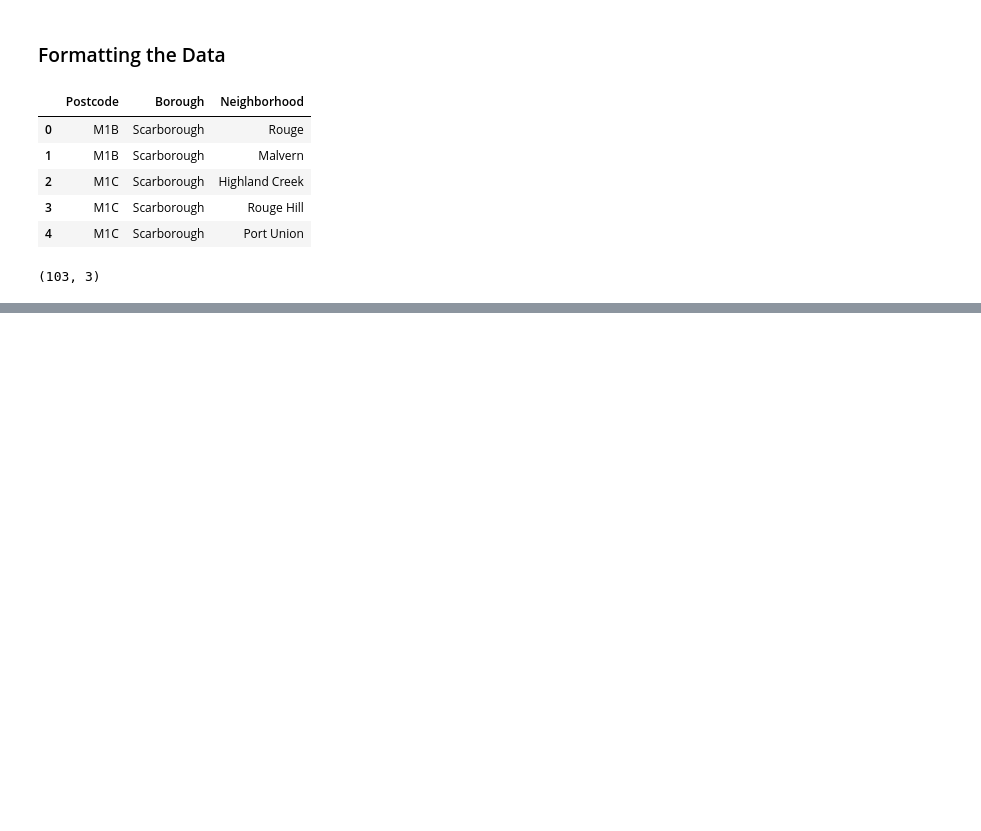
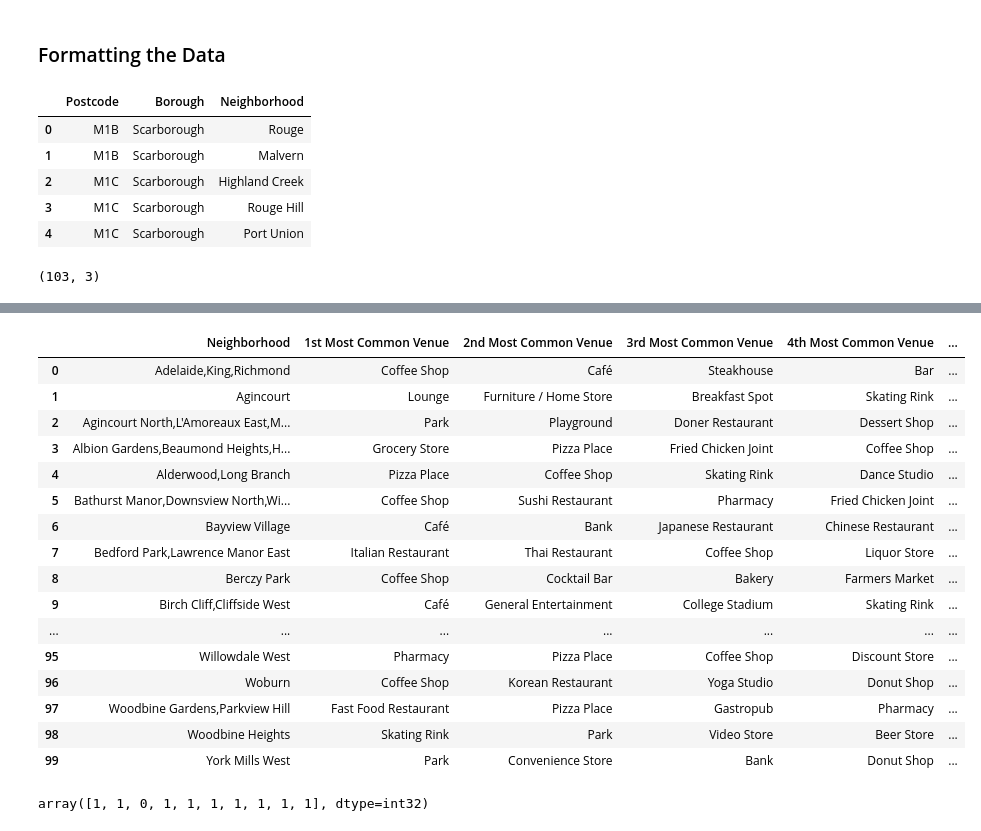
Before and after one commit to sarikard/Coursera-Capstone, a Jupyter notebook: IBM Capstone Project Week 3.ipynb, the cells around one changed output, grey strips where cells are left out. Cells and saved outputs as stored; diff of their text form; code cells hidden in the pictures; blank space fills up the shorter version.

Commit message:
Published from Watson Studio.

```diff
--- a/IBM Capstone Project Week 3.ipynb
+++ b/IBM Capstone Project Week 3.ipynb
@@ -124,0 +485,3 @@ df2.shape
+# %%
+toronto_grouped = toronto_POI.groupby('Neighborhood').mean().reset_index()
+toronto_grouped.shape
@@ -124,0 +490,14 @@ df2.shape
+# %%
+##Run code to determine the top five categories in eveyr neighborhood.
+
+num_top_venues = 5
+
+for hood in toronto_grouped['Neighborhood']:
+    print("----"+hood+"----")
+    temp = toronto_grouped[toronto_grouped['Neighborhood'] == hood].T.reset_index()
+    temp.columns = ['venue','freq']
+    temp = temp.iloc[1:]
+    temp['freq'] = temp['freq'].astype(float)
+    temp = temp.round({'freq': 2})
+    print(temp.sort_values('freq', ascending=False).reset_index(drop=True).head(num_top_venues))
+    print('\n')
@@ -124,0 +522,62 @@ df2.shape
+# %%
+##Rank the neighborhood by the top five POIs (Points of Interest)
+def return_most_common_venues(row, num_top_venues):
+    row_categories = row.iloc[1:]
+    row_categories_sorted = row_categories.sort_values(ascending=False)
+
+    return row_categories_sorted.index.values[0:num_top_venues]
+# %%
+num_top_venues = 5
+
+indicators = ['st', 'nd', 'rd']
+
+# create columns according to number of top venues
+columns = ['Neighborhood']
+for ind in np.arange(num_top_venues):
+    try:
+        columns.append('{}{} Most Common Venue'.format(ind+1, indicators[ind]))
+    except:
+        columns.append('{}th Most Common Venue'.format(ind+1))
+
+# create a new dataframe
+neighborhoods_venues_sorted = pd.DataFrame(columns=columns)
+neighborhoods_venues_sorted['Neighborhood'] = toronto_grouped['Neighborhood']
+
+for ind in np.arange(toronto_grouped.shape[0]):
+    neighborhoods_venues_sorted.iloc[ind, 1:] = return_most_common_venues(toronto_grouped.iloc[ind, :], num_top_venues)
+
+neighborhoods_venues_sorted
+# %% [output]
+|  | Neighborhood | 1st Most Common Venue | 2nd Most Common Venue | 3rd Most Common Venue | 4th Most Common Venue | ... |
+| 0 | Adelaide,King,Richmond | Coffee Shop | Café | Steakhouse | Bar | ... |
+| 1 | Agincourt | Lounge | Furniture / Home Store | Breakfast Spot | Skating Rink | ... |
+| 2 | Agincourt North,L'Amoreaux East,M... | Park | Playground | Doner Restaurant | Dessert Shop | ... |
+| 3 | Albion Gardens,Beaumond Heights,H... | Grocery Store | Pizza Place | Fried Chicken Joint | Coffee Shop | ... |
+| 4 | Alderwood,Long Branch | Pizza Place | Coffee Shop | Skating Rink | Dance Studio | ... |
+| 5 | Bathurst Manor,Downsview North,Wi... | Coffee Shop | Sushi Restaurant | Pharmacy | Fried Chicken Joint | ... |
+| 6 | Bayview Village | Café | Bank | Japanese Restaurant | Chinese Restaurant | ... |
+| 7 | Bedford Park,Lawrence Manor East | Italian Restaurant | Thai Restaurant | Coffee Shop | Liquor Store | ... |
+| 8 | Berczy Park | Coffee Shop | Cocktail Bar | Bakery | Farmers Market | ... |
+| 9 | Birch Cliff,Cliffside West | Café | General Entertainment | College Stadium | Skating Rink | ... |
+| ... | ... | ... | ... | ... | ... | ... |
+| 95 | Willowdale West | Pharmacy | Pizza Place | Coffee Shop | Discount Store | ... |
+| 96 | Woburn | Coffee Shop | Korean Restaurant | Yoga Studio | Donut Shop | ... |
+| 97 | Woodbine Gardens,Parkview Hill | Fast Food Restaurant | Pizza Place | Gastropub | Pharmacy | ... |
+| 98 | Woodbine Heights | Skating Rink | Park | Video Store | Beer Store | ... |
+| 99 | York Mills West | Park | Convenience Store | Bank | Donut Shop | ... |
+# %%
+## Cluster Neighborhoods
+## Run k-means to cluster the neighborhood into 5 clusters.
+
+# set number of clusters
+kclusters = 5
+
+toronto_grouped_clustering = toronto_grouped.drop('Neighborhood', 1)
+
+# run k-means clustering
+kmeans = KMeans(n_clusters=kclusters, random_state=0).fit(toronto_grouped_clustering)
+
+# check cluster labels generated for each row in the dataframe
+kmeans.labels_[0:10]
+# %% [output]
+array([1, 1, 0, 1, 1, 1, 1, 1, 1, 1], dtype=int32)
```
Also changed, not shown: parts of 27 cells of this notebook.
